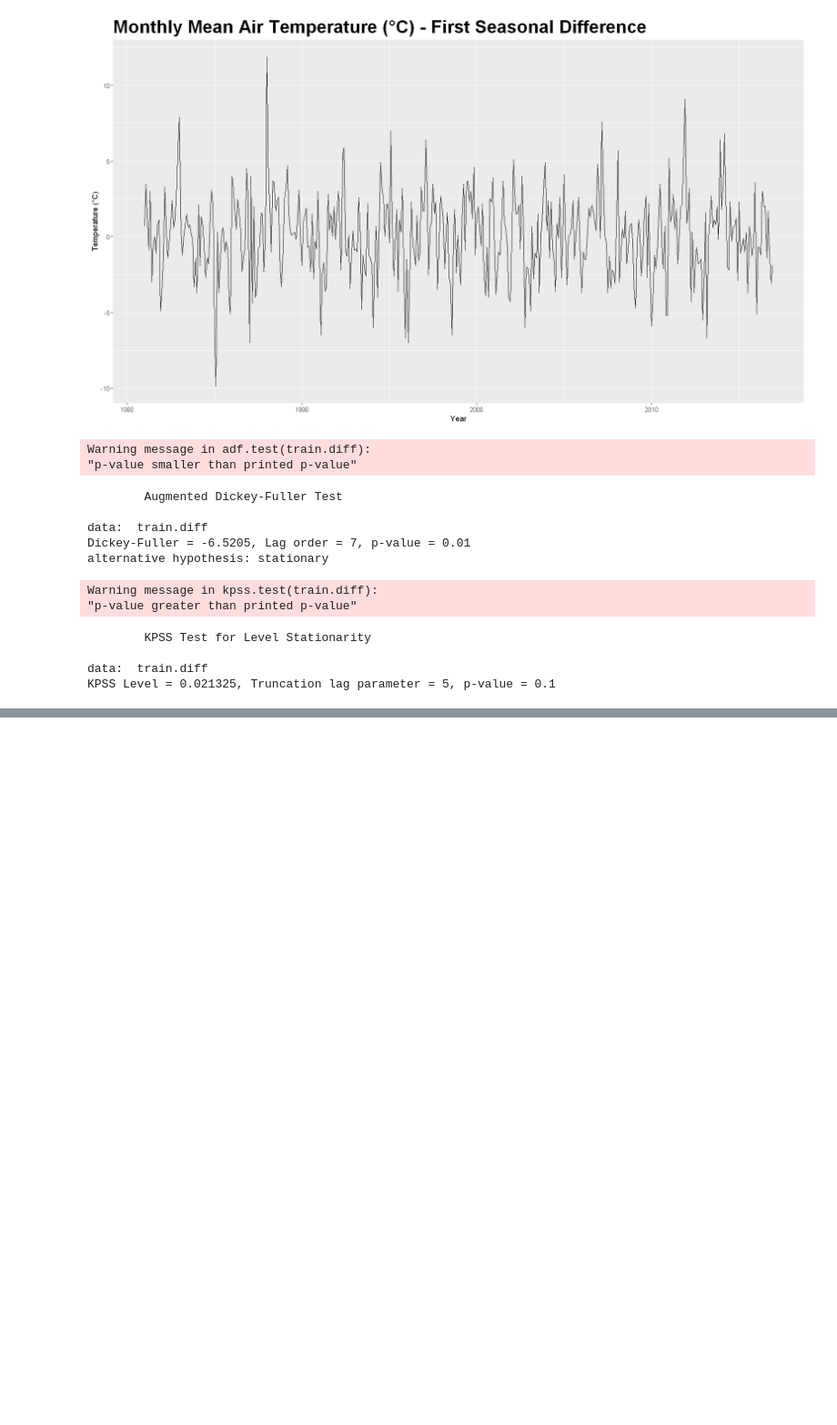
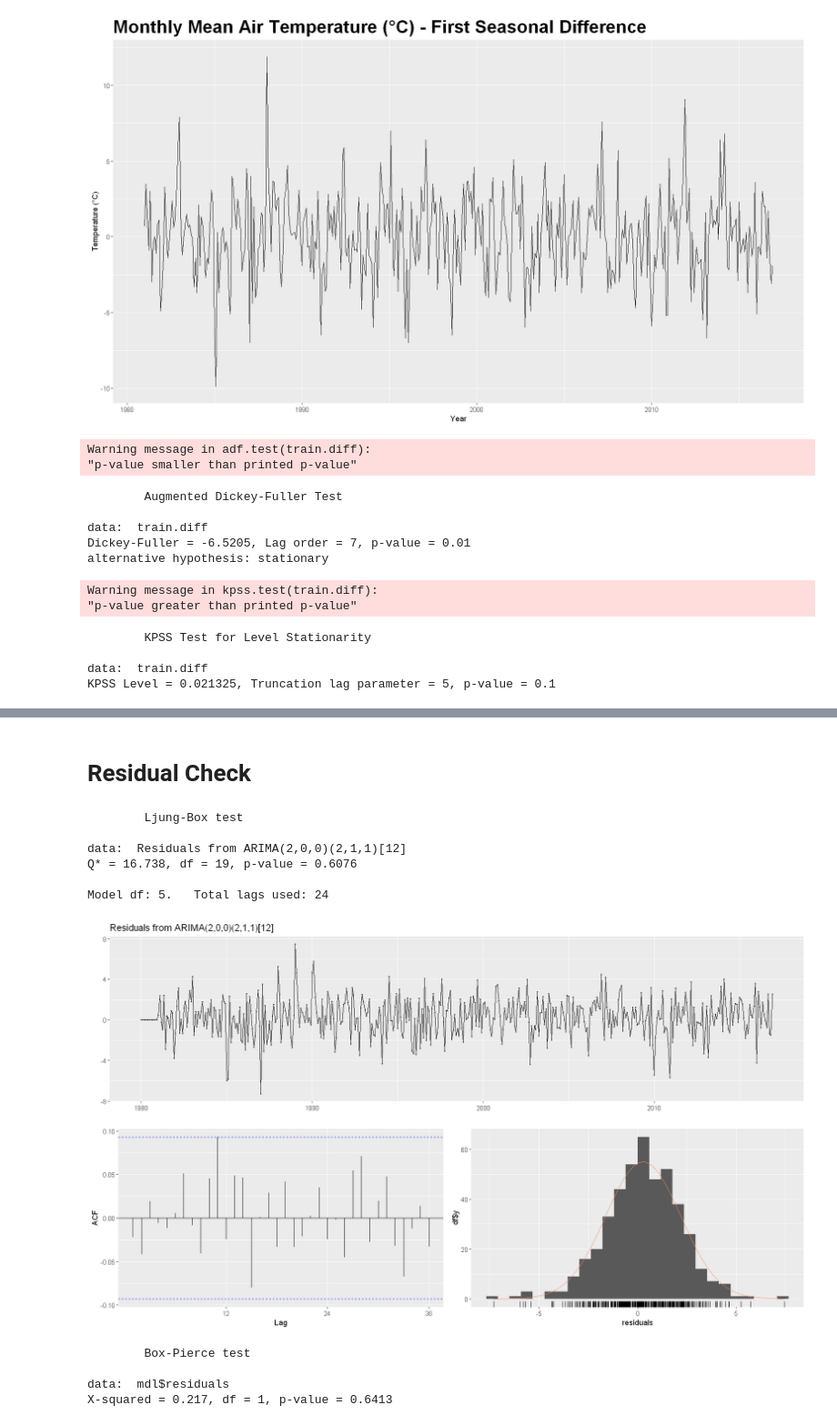
Before and after one commit to AndreasPalmgren/Sthlm-Temp-ARIMA, a Jupyter notebook: SthlmMeanTemperature.ipynb, the cells around one changed output, grey strips where cells are left out. Shown at 91% size. Cells and saved outputs as stored; diff of their text form; code cells hidden in the pictures; blank space fills up the shorter version.

```diff
--- a/SthlmMeanTemperature.ipynb
+++ b/SthlmMeanTemperature.ipynb
@@ -181,8 +204,15 @@ KPSS Level = 0.021325, Truncation lag parameter = 5, p-value = 0.1
 # %%
 p <- q <- P <- Q <- 0:3
+grid <- expand.grid(p=p, q=q, P=P, Q=Q)
+grid$k <- rowSums(grid)
+grid <- grid %>% filter(k<=4)
 
-grid <- expand.grid(p, q, P, Q)
-grid$d <- 0
-grid$D <- 1
-grid$k <- rowSums(grid)
-grid <- grid %>% filter(k<=8)
+arima_search <- lapply(1:nrow(grid), function(i){
+    mdl <- NULL
+    mdl <- try(arima(train, order=c(grid$p[i], 0, grid$q[i]),
+                     seasonal=list(order=c(grid$P[i], 1, grid$Q[i]), period=12)))
+
+    aic_scores <- data.frame(p = grid$p[i], d=0, q=grid$q[i], P=grid$P[i], D=1, Q=grid$Q[i], AIC = mdl$aic)
+}) %>% bind_rows() %>% arrange(AIC)
+
+head(arima_search)
@@ -188,0 +231,19 @@ grid <- grid %>% filter(k<=8)
+# %% [markdown]
+# Residual Check
+# %%
+checkresiduals(mdl)
+# %% [output]
+        Ljung-Box test
+
+data:  Residuals from ARIMA(2,0,0)(2,1,1)[12]
+Q* = 16.738, df = 19, p-value = 0.6076
+
+Model df: 5.   Total lags used: 24
+[figure, added]
+# %%
+Box.test(mdl$residuals)
+# %% [output]
+        Box-Pierce test
+
+data:  mdl$residuals
+X-squared = 0.217, df = 1, p-value = 0.6413
```
Also changed, not shown: parts of 14 cells of this notebook.
